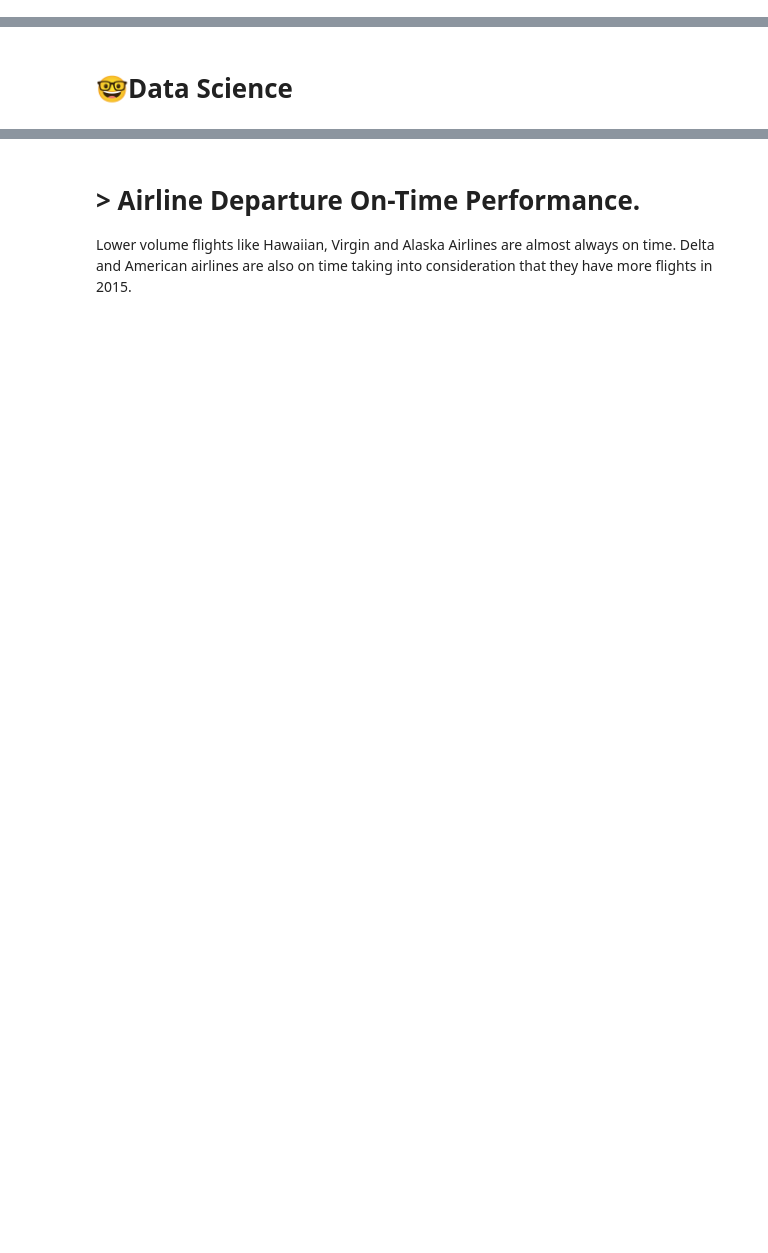
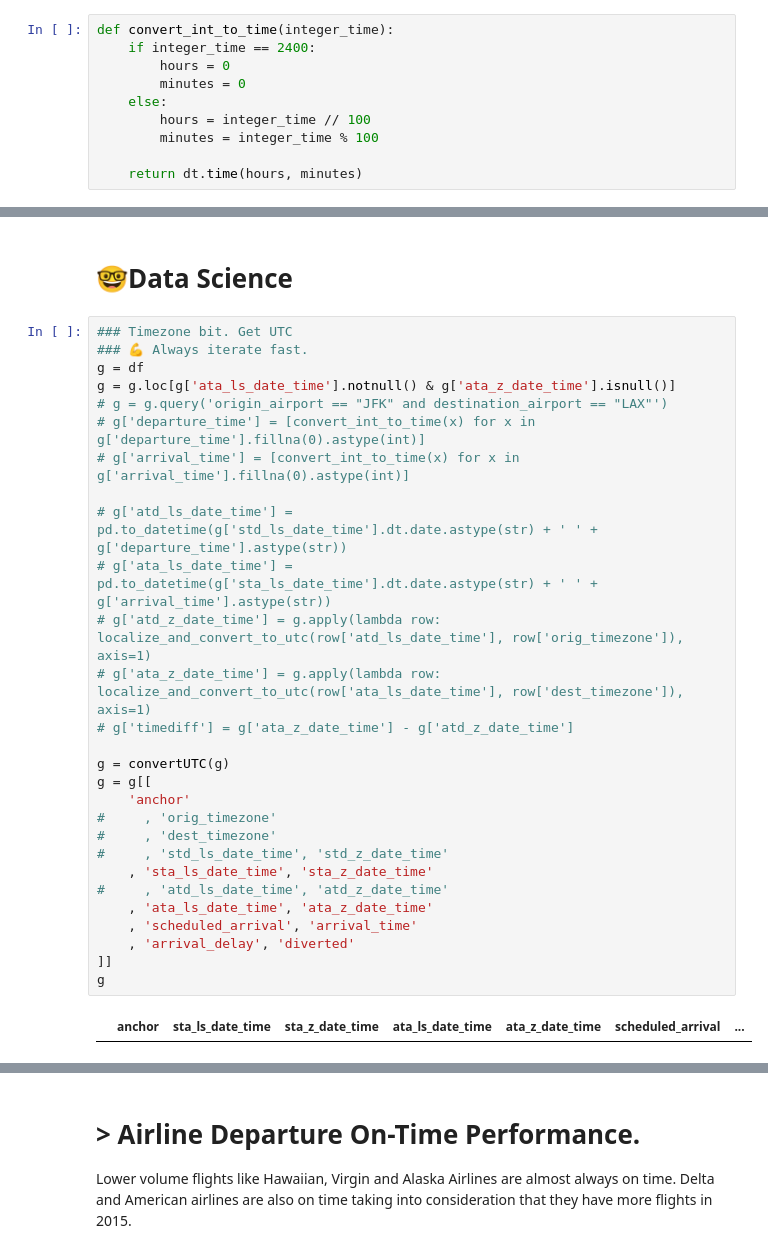
Before and after one commit to cmd-master/airline, a Jupyter notebook: airline-delays.ipynb, the cells around one changed output, grey strips where cells are left out. Cells and saved outputs as stored; diff of their text form; blank space fills up the shorter version.

```diff
--- a/airline-delays.ipynb
+++ b/airline-delays.ipynb
@@ -109,0 +94,10 @@ dtype: object
+# %%
+def convert_int_to_time(integer_time):
+    if integer_time == 2400:
+        hours = 0
+        minutes = 0
+    else:
+        hours = integer_time // 100
+        minutes = integer_time % 100
+
+    return dt.time(hours, minutes)
@@ -110,5 +182,35 @@ dtype: object
 # %% [markdown]
 # 🤓Data Science
+# %%
+### Timezone bit. Get UTC
+### 💪 Always iterate fast.
+g = df
+g = g.loc[g['ata_ls_date_time'].notnull() & g['ata_z_date_time'].isnull()]
+# g = g.query('origin_airport == "JFK" and destination_airport == "LAX"')
+# g['departure_time'] = [convert_int_to_time(x) for x in g['departure_time'].fillna(0).astype(int)]
+# g['arrival_time'] = [convert_int_to_time(x) for x in g['arrival_time'].fillna(0).astype(int)]
+
+# g['atd_ls_date_time'] = pd.to_datetime(g['std_ls_date_time'].dt.date.astype(str) + ' ' + g['departure_time'].astype(str))
+# g['ata_ls_date_time'] = pd.to_datetime(g['sta_ls_date_time'].dt.date.astype(str) + ' ' + g['arrival_time'].astype(str))
+# g['atd_z_date_time'] = g.apply(lambda row: localize_and_convert_to_utc(row['atd_ls_date_time'], row['orig_timezone']), axis=1)
+# g['ata_z_date_time'] = g.apply(lambda row: localize_and_convert_to_utc(row['ata_ls_date_time'], row['dest_timezone']), axis=1)
+# g['timediff'] = g['ata_z_date_time'] - g['atd_z_date_time']
+
+g = convertUTC(g)
+g = g[[
+    'anchor'
+#     , 'orig_timezone'
+#     , 'dest_timezone'
+#     , 'std_ls_date_time', 'std_z_date_time'
+    , 'sta_ls_date_time', 'sta_z_date_time'
+#     , 'atd_ls_date_time', 'atd_z_date_time'
+    , 'ata_ls_date_time', 'ata_z_date_time'
+    , 'scheduled_arrival', 'arrival_time'
+    , 'arrival_delay', 'diverted'
+]]
+g
+# %% [output]
+|  | anchor | sta_ls_date_time | sta_z_date_time | ata_ls_date_time | ata_z_date_time | scheduled_arrival | ... |
 # %%
 train.corr(numeric_only=True)[target].sort_values(ascending=False)
 # %% [output]
```
Also changed, not shown: parts of 20 cells of this notebook.
